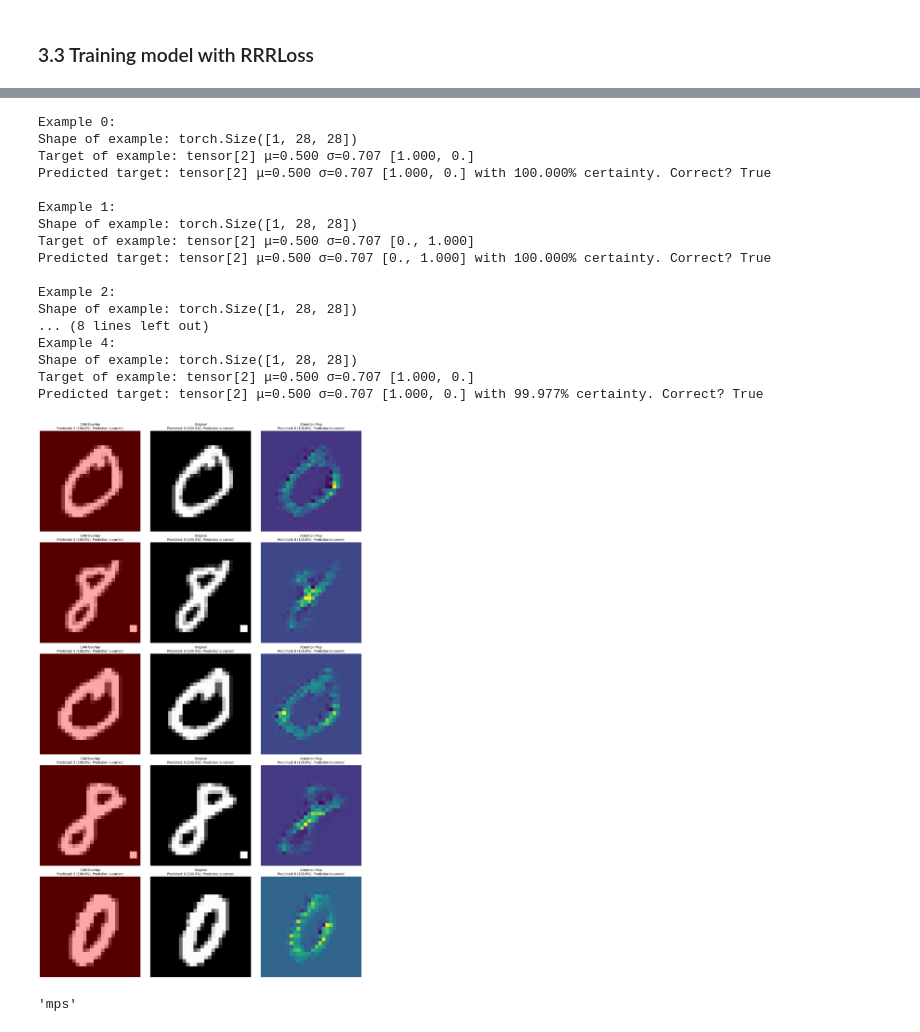
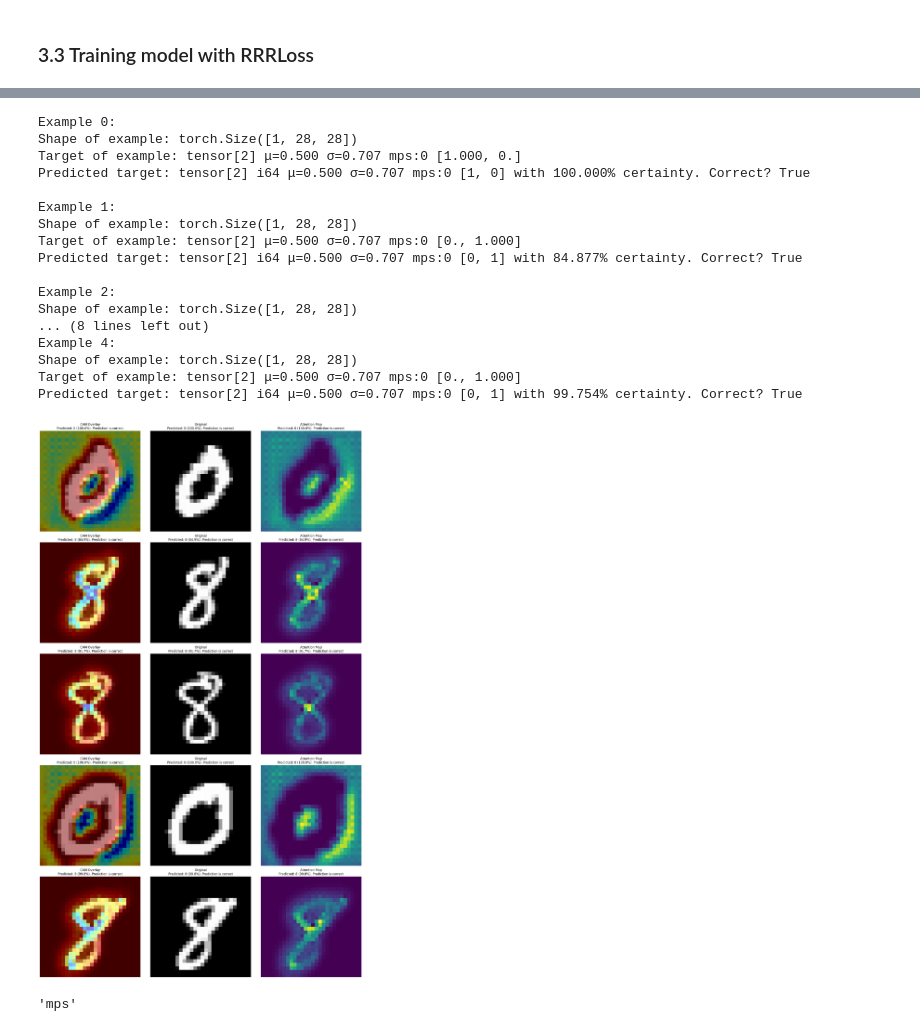
Before and after one commit to zlochina/xil-research-modification, a Jupyter notebook: src/xil_research_modification/experiments/08_MNIST.ipynb, the cells around one changed output, grey strips where cells are left out. Cells and saved outputs as stored; diff of their text form; code cells hidden in the pictures.

Commit message:
Updated 08_MNIST.ipynb, further updates of utils.py

```diff
--- a/src/xil_research_modification/experiments/08_MNIST.ipynb
+++ b/src/xil_research_modification/experiments/08_MNIST.ipynb
@@ -445,7 +446,7 @@ Shapes are the same from both datasets? True
 import numpy as np
 def create_bounding_box_mask(image):
     # Convert the image to a numpy array
-    image_np = image.squeeze().numpy()
+    image_np = image.squeeze().cpu().numpy()
 
     # Find the non-zero pixels
     rows = np.any(image_np, axis=1)
@@ -460,7 +461,7 @@ def create_bounding_box_mask(image):
     return torch.tensor(mask)
 
 
-from src.rrr_dataset import RRRDataset
+from src.xil_research_modification.rrr_dataset import RRRDataset
 from torch.utils.data import DataLoader
 train_dataloader_1 = DataLoader(ds_train)
 rrr_data = list()
@@ -809,20 +783,21 @@ Done!
 # %%
-from src.utils import XILUtils
+from src.xil_research_modification.utils import XILUtils
 
 
 # define target layers for grad-cam
 #   define a link to the last convolutional layer of the model
-last_conv_layer = model[3] # TODO
+last_conv_layer = model.features[3] # TODO
 target_layers = [last_conv_layer]
 
 # Number of examples to show
 n_examples = 5  # you can change this number
 
-XILUtils.apply_and_show_gradcam(model, target_layers, n_examples, misleading_ds_train, num_classes, labels, plt,
+XILUtils.apply_and_show_gradcam(model, target_layers, misleading_ds_train, labels, plt,
                                 shuffle_ds=False,
                                 batch_num=0,
+                                batch_size=n_examples,
                                 device=device,
-                                guided_backprop=True
+                                guided_gradcam=True
                                 )
 # %% [output]
 Example 0:
@@ -845,0 +823,10 @@ Predicted target: tensor([1., 0.]) with 100.000% certainty. Correct? True
+# %%
+
+XILUtils.apply_and_show_gradcam(model, target_layers, ds_train, labels, plt,
+                                shuffle_ds=False,
+                                batch_num=1,
+                                batch_size=n_examples,
+                                device=device,
+                                guided_gradcam=True,
+                                correspond_to_targets=False
+                                )
@@ -846,13 +852,13 @@ Predicted target: tensor([1., 0.]) with 100.000% certainty. Correct? True
 # %% [markdown]
 ### 3.3 Training model with RRRLoss
 # %%
-from src.utils import XILUtils
+from src.xil_research_modification.utils import XILUtils
 from torch.utils.data import DataLoader
 from torch.optim import Adam
-from src.rrr_loss import RRRLoss
+from src.xil_research_modification.rrr_loss import RRRLoss
 
 num_classes = 2
-model = CustomModel(num_classes=num_classes)
+model = CNNTwoConv(num_classes, device)
 
 # move to the best device
 device = XILUtils.define_device()
@@ -867,13 +873,13 @@ adam_opt = Adam(model.parameters(), lr=lr)
 
 # define loss function
 layers_of_interest = [model[3]]
-loss = RRRLoss(model, layers_of_interest, rightreasons_lambda=2, device=device)
+loss = RRRLoss(model, layers_of_interest, rightreasons_lambda=0.0, device=device)
 
 # create dataloader
 rrr_train_dataloader = DataLoader(misleading_ds_train, batch_size=batch_size, shuffle=True)
 rrr_test_dataloader = DataLoader(rrr_ds_test, batch_size=batch_size, shuffle=True)
 
-epochs = 2
+epochs = 1
 
 for t in range(epochs):
     print(f"Epoch {t + 1}\n" + 20 * "-")
@@ -906,42 +913,44 @@ Test Error:
 
 Done!
 # %%
-from src.utils import XILUtils
+from src.xil_research_modification.utils import XILUtils
 
 
 # define target layers for grad-cam
 #   define a link to the last convolutional layer of the model
-last_conv_layer = model[3] # TODO
+last_conv_layer = model.features[3] # TODO
 target_layers = [last_conv_layer]
 
 # Number of examples to show
 n_examples = 5  # you can change this number
 
-XILUtils.apply_and_show_gradcam(model, target_layers, n_examples, misleading_ds_train, num_classes, labels, plt,
+XILUtils.apply_and_show_gradcam(model, target_layers, ds_train, labels, plt,
                                 shuffle_ds=False,
-                                batch_num=0,
+                                batch_num=1,
+                                batch_size=n_examples,
                                 device=device,
-                                guided_backprop=True
+                                guided_gradcam=True,
+                                correspond_to_targets=False
                                 )
 # %% [output]
 Example 0:
 Shape of example: torch.Size([1, 28, 28])
-Target of example: tensor[2] μ=0.500 σ=0.707 [1.000, 0.]
-Predicted target: tensor[2] μ=0.500 σ=0.707 [1.000, 0.] with 100.000% certainty. Correct? True
+Target of example: tensor[2] μ=0.500 σ=0.707 mps:0 [1.000, 0.]
+Predicted target: tensor[2] i64 μ=0.500 σ=0.707 mps:0 [1, 0] with 100.000% certainty. Correct? True
 
 Example 1:
 Shape of example: torch.Size([1, 28, 28])
-Target of example: tensor[2] μ=0.500 σ=0.707 [0., 1.000]
-Predicted target: tensor[2] μ=0.500 σ=0.707 [0., 1.000] with 100.000% certainty. Correct? True
+Target of example: tensor[2] μ=0.500 σ=0.707 mps:0 [0., 1.000]
+Predicted target: tensor[2] i64 μ=0.500 σ=0.707 mps:0 [0, 1] with 84.877% certainty. Correct? True
 
 Example 2:
 Shape of example: torch.Size([1, 28, 28])
 ... (8 lines left out)
 Example 4:
 Shape of example: torch.Size([1, 28, 28])
-Target of example: tensor[2] μ=0.500 σ=0.707 [1.000, 0.]
-Predicted target: tensor[2] μ=0.500 σ=0.707 [1.000, 0.] with 99.977% certainty. Correct? True
+Target of example: tensor[2] μ=0.500 σ=0.707 mps:0 [0., 1.000]
+Predicted target: tensor[2] i64 μ=0.500 σ=0.707 mps:0 [0, 1] with 99.754% certainty. Correct? True
-[figure, old version]
+[figure, new version]
 # %%
 
 torch.save(model.state_dict(), DIR / "confounded_ds_model.pth")
```
Also changed, not shown: parts of 16 cells of this notebook, 1 other file.
